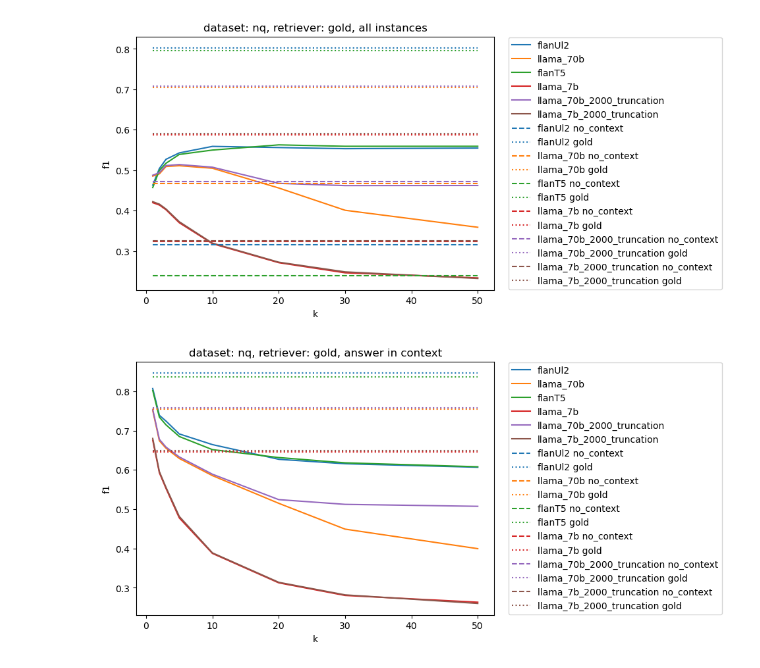
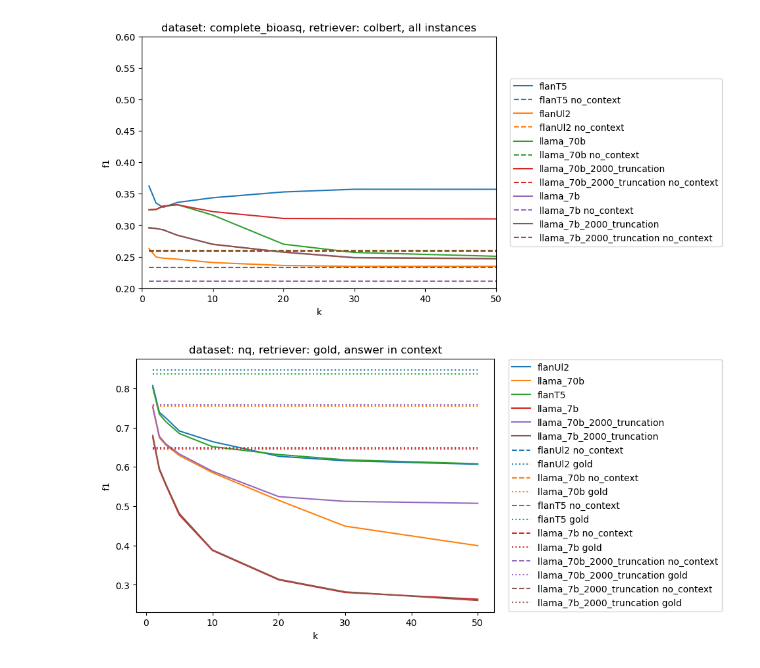
Before and after one commit to neulab/ragged, a Jupyter notebook: zeno/slice_plots.ipynb, the cells around one changed output. Saved outputs shown, nothing was run; the diff lists cells and outputs as text; code cells hidden in the pictures.

```diff
--- a/zeno/slice_plots.ipynb
+++ b/zeno/slice_plots.ipynb
@@ -15,6 +9,7 @@ False
 import sys
 sys.path.append('/home/jhsia2/ragged')
 from file_utils import load_json
+output_by_dataset = {}
 # %%
 def get_precision(guess_wiki_id_set, gold_wiki_id_set):
     precision = np.mean([[s in gold_wiki_id_set] for s in guess_wiki_id_set])
@@ -54,3 +49,5 @@ reading from /data/tir/projects/tir6/general/afreens/dbqa/data/questions_categor
+# %%
+output_by_dataset[dataset] = {}
 # %%
 
 def combine_gold_and_compiled(output_data, gold_data, questions_categorized, is_bioasq = False):
@@ -185,8 +182,8 @@ def get_reader_df(top_k, combined_data, is_bioasq = False):
 reader_models = ['flanUl2', 'llama_70b', 'flanT5', 'llama_7b', 'llama_70b_2000_truncation', 'llama_7b_2000_truncation']
 # reader_models = ['llama_7b_2000_truncation']
 # retriever_models = ['gold','colbert', 'bm25']
-retriever_models = ['colbert','gold']
-# retriever_models = ['gold']
+retriever_models = ['colbert','gold', 'bm25']
+# retriever_models = ['bm25']
 top_ks= ["baseline", "top1", "top2", "top3", "top5", "top10", "top20", "top30", "top50"]
 # top_ks =["baseline"]
 print(retriever_models)
@@ -221,4 +218,5 @@ for retriever_model in retriever_models:
                     output_dfs[reader_model]['no_context'] = output_df
                 else:
                     output_dfs[reader_model][retriever_model][top_k] = output_df
+    output_by_dataset[dataset]= output_dfs
 # %% [output]
@@ -241,0 +240,12 @@ reading from /data/tir/projects/tir6/general/afreens/dbqa/reader_results/llama_7
+# %%
+import pickle
+import os
+reader_models = ['flanUl2', 'llama_70b', 'flanT5', 'llama_7b', 'llama_70b_2000_truncation', 'llama_7b_2000_truncation']
+# reader_models = ['llama_7b_2000_truncation']
+# retriever_models = ['gold','colbert', 'bm25']
+retriever_models = ['colbert','gold', 'bm25']
+# retriever_models = ['bm25']
+top_ks= ["baseline", "top1", "top2", "top3", "top5", "top10", "top20", "top30", "top50"]
+
+with open(os.path.join(os.getenv('DBQA'), 'combined_zeno.pkl'), 'rb') as f:
+    output_by_dataset = pickle.load(f)
@@ -253,35 +1880,46 @@ dict_keys(['colbert', 'no_context', 'gold'])
 # %%
-linestyles = ['-', '--', ':']
+linestyles = ['-', '--', '-.']
+markers = ['o', 's', '^', 'D', 'v', 'p']
 retriever = 'colbert'
 ks = [1, 2, 3, 5, 10 , 20 , 30 , 50]
 plt.figure(figsize=(7, 5))
+reader_models.sort()
+dataset = 'complete_bioasq'
+output_dfs = output_by_dataset[dataset]
 for r, reader_model in enumerate(reader_models):
     reader_perf_by_k = []
     for i, top_k in enumerate(top_ks[1:]):
         k_df =output_dfs[reader_model][retriever][top_k]
         answer_in_context_df = k_df# CAN CHANGE SLICE CONDITION HERE
         reader_perf_by_k.append(np.mean(answer_in_context_df['f1'].values)) # CAN CHANGE READER METRIC HERE
     plt.plot([1, 2, 3, 5, 10 , 20 , 30 , 50], reader_perf_by_k, label = reader_model, color = colors[r%len(reader_models)], linestyle = linestyles[0])
-
-for r, reader_model in enumerate(reader_models):
-    # reader_perf_by = []
-    for i, retriever in enumerate(['no_context', 'gold']):
-        k_df =output_dfs[reader_model][retriever]
+    for i, baseline in enumerate(['no_context']):
+        k_df =output_dfs[reader_model][baseline]
         answer_in_context_df = k_df # CAN CHANGE SLICE CONDITION HERE
         reader_perf = np.mean(answer_in_context_df['f1'].values) # CAN CHANGE READER METRIC HERE
 
-        plt.hlines(y = reader_perf, xmin = 1, xmax = 50, label = f'{reader_model} {retriever}', color = colors[r%len(reader_models)], linestyle = linestyles[i+1])
+        plt.hlines(y = reader_perf, xmin = 1, xmax = 50, label = f'{reader_model} {baseline}', color = colors[r%len(reader_models)], linestyle = linestyles[i+1])
+
+# for r, reader_model in enumerate(reader_models):
+#     # reader_perf_by = []
+#     for i, baseline in enumerate(['no_context']):
+#         k_df =output_dfs[reader_model][baseline]
+#         answer_in_context_df = k_df # CAN CHANGE SLICE CONDITION HERE
+#         reader_perf = np.mean(answer_in_context_df['f1'].values) # CAN CHANGE READER METRIC HERE
+
+#         plt.hlines(y = reader_perf, xmin = 1, xmax = 50, label = f'{reader_model} {baseline}', color = colors[r%len(reader_models)], linestyle = linestyles[i+1])
 
 plt.title(f'dataset: {dataset}, retriever: {retriever}, all instances')
 
 plt.xlabel('k')
 plt.ylabel('f1')
-# plt.ylim(top = 1.0, bottom = 0.0)
-# plt.xlim(left = 0, right = 50)
+plt.ylim(top = 0.6, bottom = 0.2)
+plt.xlim(left = 0, right = 50)
 plt.legend(bbox_to_anchor=(1.04,0.5), loc="center left", borderaxespad=0)
+plt.savefig(os.path.join('/data/tir/projects/tir6/general/afreens/dbqa/figs', f'{dataset}_{retriever}_all_instances.pdf') )
 plt.show()
 # %% [output]
-[figure, old version]
+[figure, new version]
 # %%
 linestyles = ['-', '--', ':']
 retriever = 'colbert'
```
Also changed, not shown: parts of 31 cells of this notebook, 12 other files.
